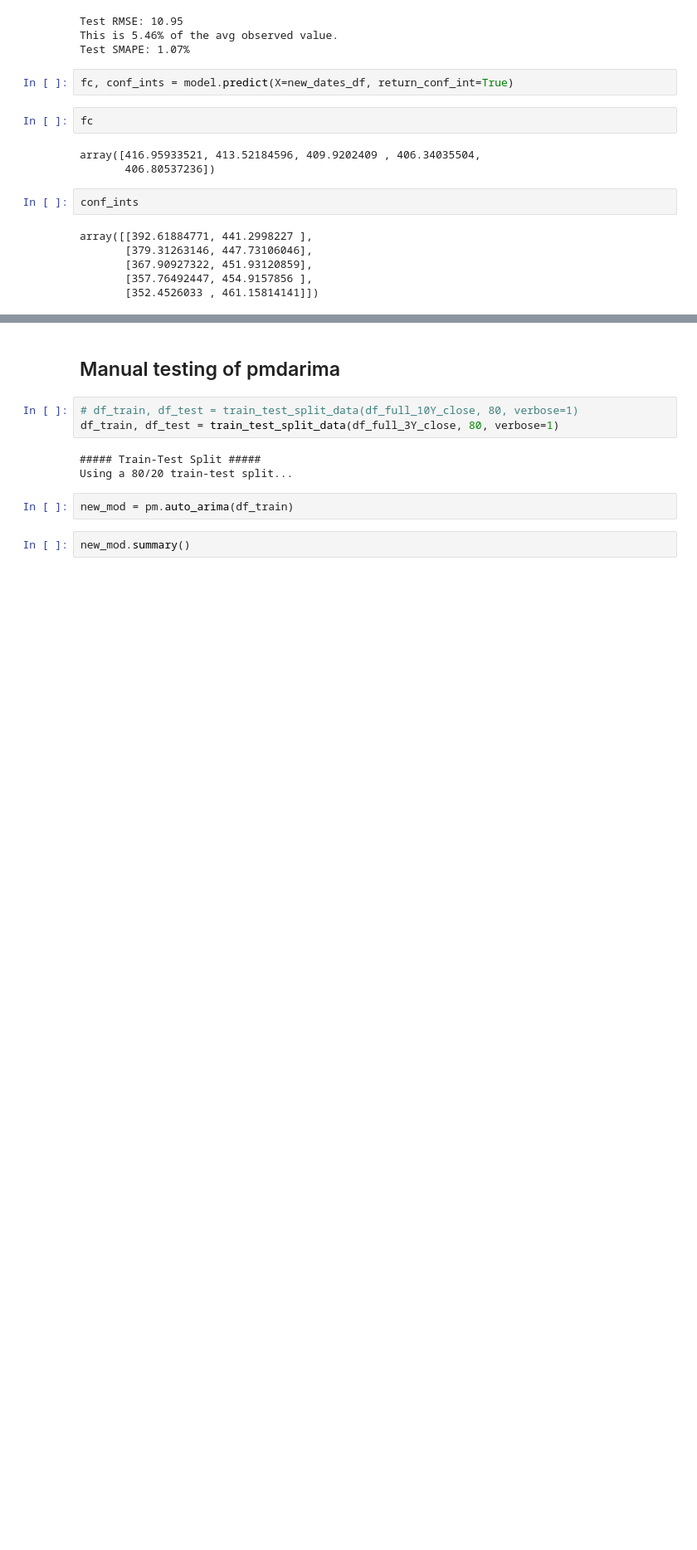
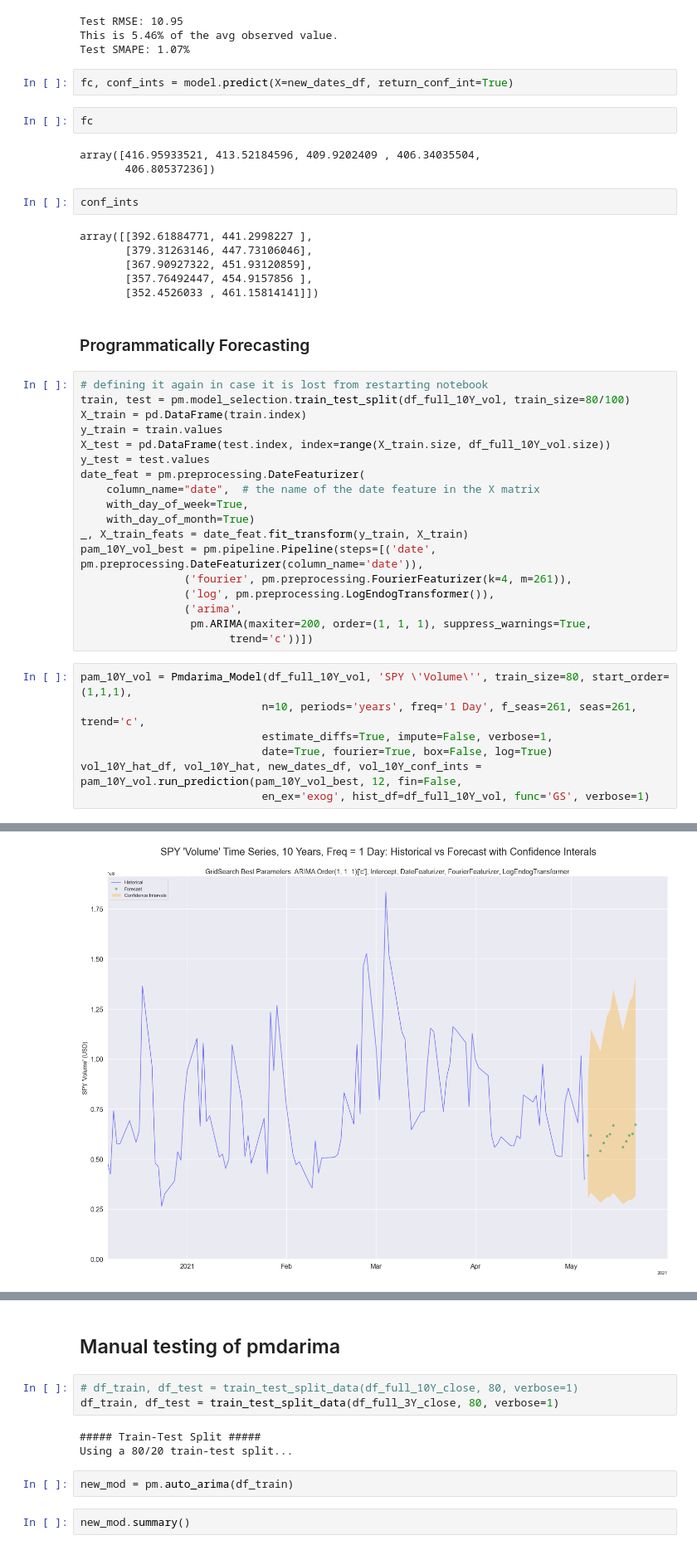
Before and after one commit to eggrollofchaos/i_spy_etf_price_predictions, a Jupyter notebook: crisp_dm_process/spy_yf_eda.ipynb, the cells around one changed output, grey strips where cells are left out. Shown at 83% size. Cells and saved outputs as stored; diff of their text form; blank space fills up the shorter version.

```diff
--- a/crisp_dm_process/spy_yf_eda.ipynb
+++ b/crisp_dm_process/spy_yf_eda.ipynb
@@ -1094,3 +950,31 @@ array([[392.61884771, 441.2998227 ],
        [367.90927322, 451.93120859],
        [357.76492447, 454.9157856 ],
        [352.4526033 , 461.15814141]])
+# %% [markdown]
+### Programmatically Forecasting
+# %%
+# defining it again in case it is lost from restarting notebook
+train, test = pm.model_selection.train_test_split(df_full_10Y_vol, train_size=80/100)
+X_train = pd.DataFrame(train.index)
+y_train = train.values
+X_test = pd.DataFrame(test.index, index=range(X_train.size, df_full_10Y_vol.size))
+y_test = test.values
+date_feat = pm.preprocessing.DateFeaturizer(
+    column_name="date",  # the name of the date feature in the X matrix
+    with_day_of_week=True,
+    with_day_of_month=True)
+_, X_train_feats = date_feat.fit_transform(y_train, X_train)
+pam_10Y_vol_best = pm.pipeline.Pipeline(steps=[('date', pm.preprocessing.DateFeaturizer(column_name='date')),
+                ('fourier', pm.preprocessing.FourierFeaturizer(k=4, m=261)),
+                ('log', pm.preprocessing.LogEndogTransformer()),
+                ('arima',
+                 pm.ARIMA(maxiter=200, order=(1, 1, 1), suppress_warnings=True,
+                       trend='c'))])
+# %%
+pam_10Y_vol = Pmdarima_Model(df_full_10Y_vol, 'SPY \'Volume\'', train_size=80, start_order=(1,1,1),
+                            n=10, periods='years', freq='1 Day', f_seas=261, seas=261, trend='c',
+                            estimate_diffs=True, impute=False, verbose=1,
+                            date=True, fourier=True, box=False, log=True)
+vol_10Y_hat_df, vol_10Y_hat, new_dates_df, vol_10Y_conf_ints = pam_10Y_vol.run_prediction(pam_10Y_vol_best, 12, fin=False,
+                            en_ex='exog', hist_df=df_full_10Y_vol, func='GS', verbose=1)
+# %% [output]
@@ -1096,0 +985 @@ array([[392.61884771, 441.2998227 ],
+[figure, added]
```
Also changed, not shown: parts of 33 cells of this notebook, 8 other files.
